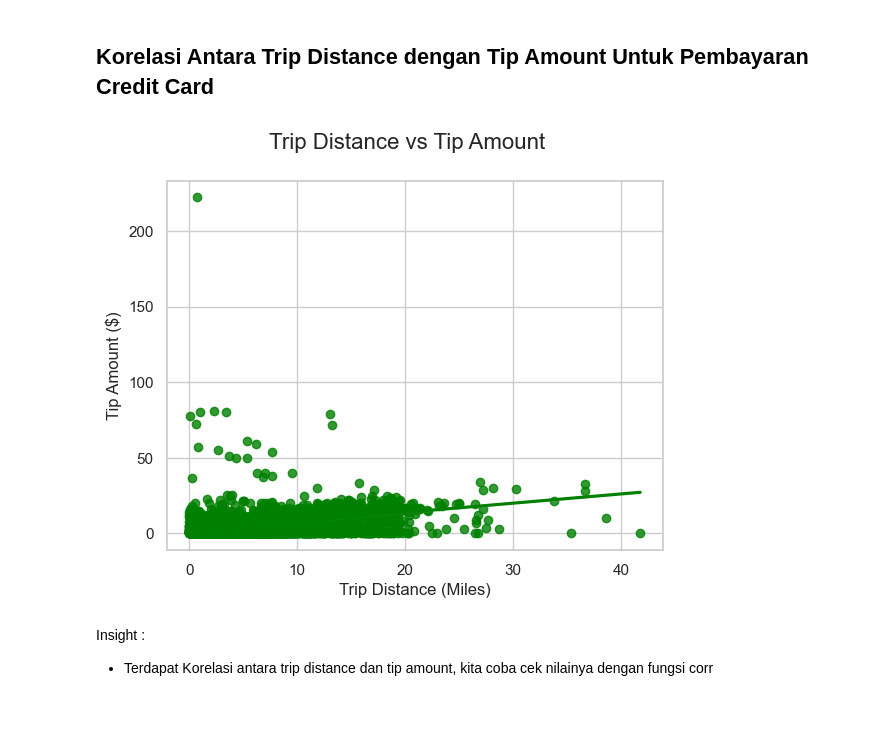
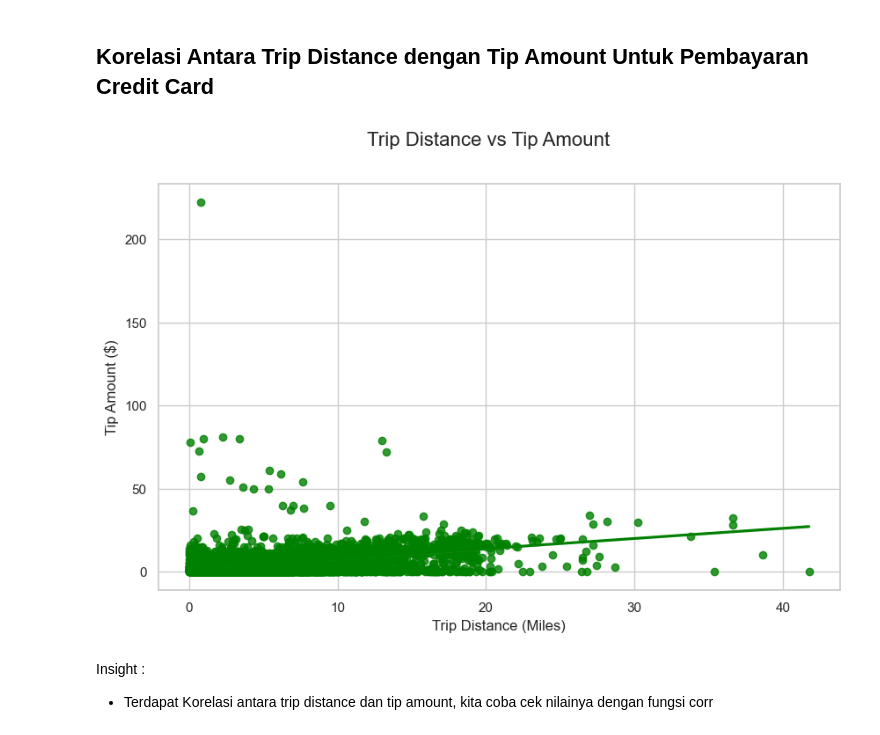
Before and after one commit to ariqr11/capstone2_purwadhika, a Jupyter notebook: DataAnalysis.ipynb, the cells around one changed output. Drawn from its saved outputs; the diff is of its cells as text; code cells hidden in the pictures.

```diff
--- a/DataAnalysis.ipynb
+++ b/DataAnalysis.ipynb
@@ -185,14 +186,15 @@ Insight :
 # %% [markdown]
 ## **Korelasi Antara Trip Distance dengan Tip Amount Untuk Pembayaran Credit Card**
 # %%
+plt.figure(figsize=(10, 6))
 sns.regplot(data=df[df['payment_type'] == 1],x='trip_distance',y='tip_amount',color='Green')
 plt.xlabel('Trip Distance (Miles)')
 plt.ylabel('Tip Amount ($)')
 plt.suptitle('Trip Distance vs Tip Amount', fontsize=16)
 
 plt.show()
 # %% [output]
-[figure, old version]
+[figure, new version]
 # %% [markdown]
 Insight :
 
```
Also changed, not shown: parts of 15 cells of this notebook.
